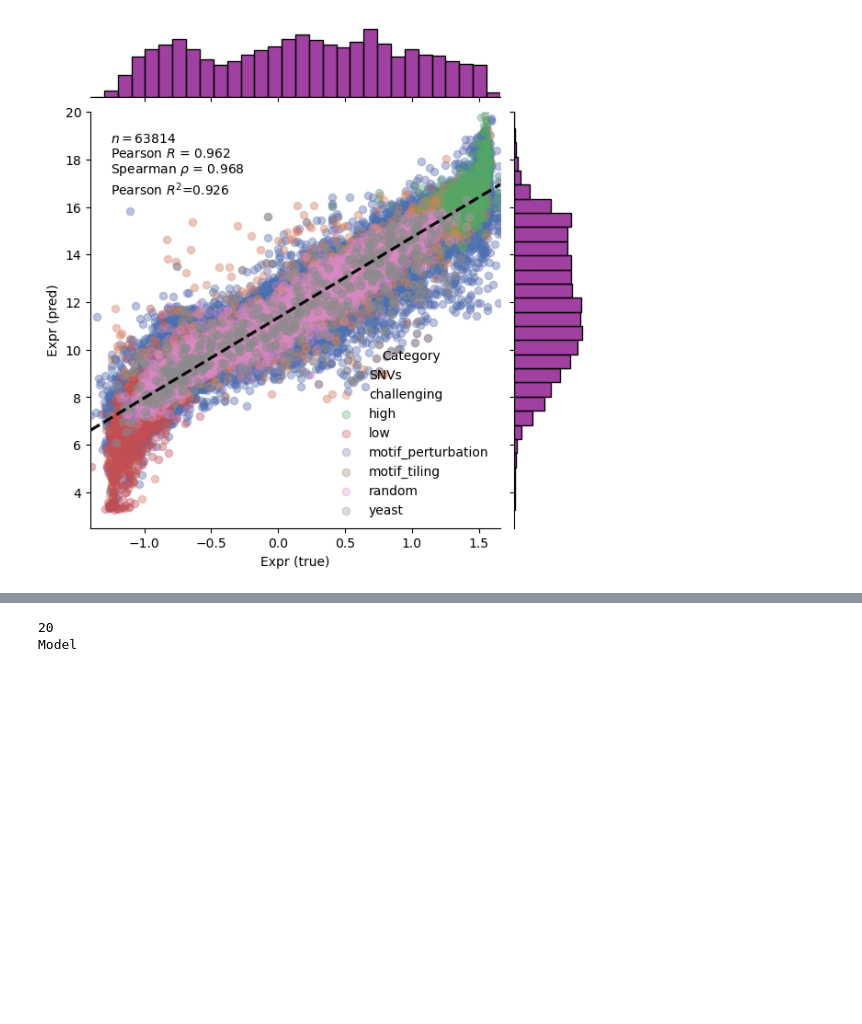
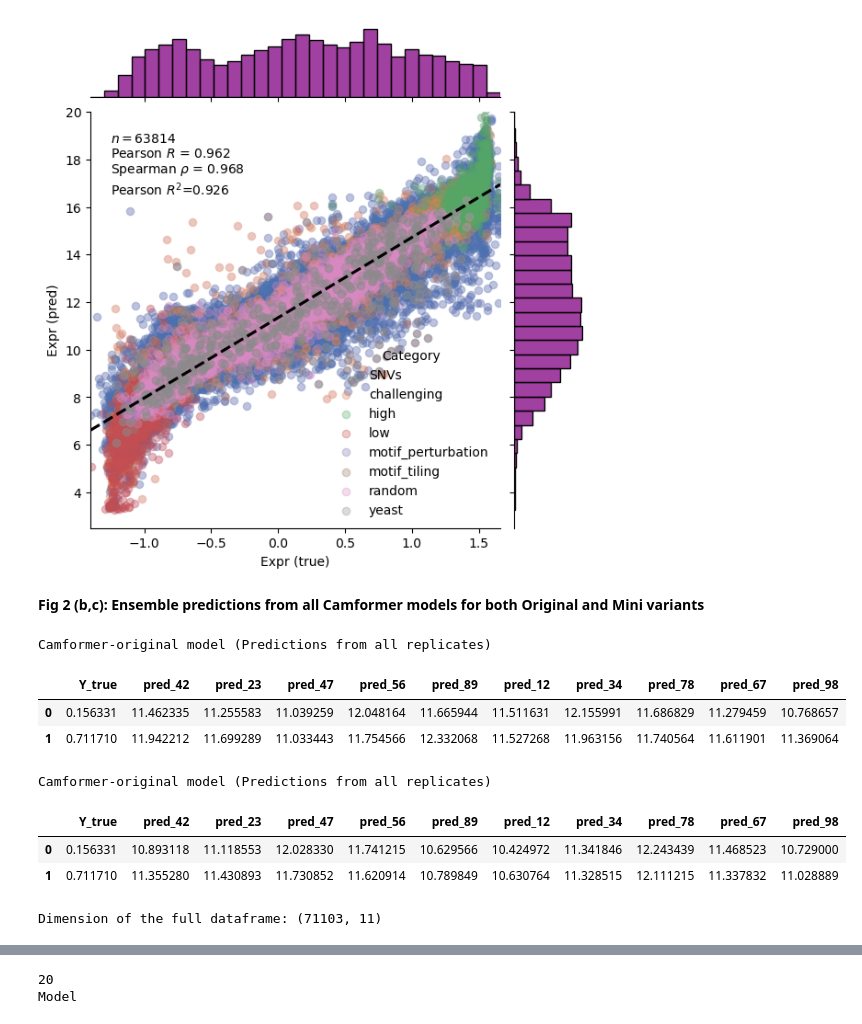
Before and after one commit to gautammalik-git/Camformer, a Jupyter notebook: gen_figs.ipynb, the cells around one changed output, grey strips where cells are left out. Saved outputs shown, nothing was run; the diff lists cells and outputs as text; code cells hidden in the pictures; blank space fills up the shorter version.

```diff
--- a/gen_figs.ipynb
+++ b/gen_figs.ipynb
@@ -126,3 +134,43 @@ Dropped due to outside length spec      : 0
 
 Data saved to ./manuscript/coloured_scatter_privatete_SI.csv
 [figure]
+# %% [markdown]
+**Fig 2 (b,c): Ensemble predictions from all Camformer models for both Original and Mini variants**
+# %%
+true_file = "OfficialEval/filtered_test_data_with_MAUDE_expression.txt"
+df_true = pd.read_csv(true_file, delimiter="\t", header=None)
+df_true.columns = ["seq", "expr"]
+Y_true = df_true["expr"].values
+
+print("Camformer-original model (Predictions from all replicates)")
+df_all_preds = pd.DataFrame({"Y_true": Y_true})
+pred_dir = "testing_results_tr0.9/challenge_testset_final_models/9_onehot_L1_AdamW_ReduceLROnPlateau"
+SEEDS = [42, 23, 47, 56, 89, 12, 34, 78, 67, 98]
+for seed in SEEDS:
+    file_path = f"{pred_dir}/{seed}/seq_predexpr.csv"
+    df_pred = pd.read_csv(file_path, delimiter="\t", header=None)
+    df_all_preds[f"pred_{seed}"] = df_pred.iloc[:, 1].values
+df_all_preds.to_csv(f"{FIG_PATH}/Fig3_Camformer_orig_allrepl_preds.csv", index=False)
+display(df_all_preds.head(2))
+
+print("Camformer-original model (Predictions from all replicates)")
+df_all_preds = pd.DataFrame({"Y_true": Y_true})
+pred_dir = "testing_results_tr0.9/challenge_testset_final_models/219_onehotWithP_MSE_AdamW_ReduceLROnPlateau"
+SEEDS = [42, 23, 47, 56, 89, 12, 34, 78, 67, 98]
+for seed in SEEDS:
+    file_path = f"{pred_dir}/{seed}/seq_predexpr.csv"
+    df_pred = pd.read_csv(file_path, delimiter="\t", header=None)
+    df_all_preds[f"pred_{seed}"] = df_pred.iloc[:, 1].values
+df_all_preds.to_csv(f"{FIG_PATH}/Fig3_Camformer_mini_allrepl_preds.csv", index=False)
+display(df_all_preds.head(2))
+print(f"Dimension of the full dataframe: {df_all_preds.shape}")
+# %% [output]
+Camformer-original model (Predictions from all replicates)
+|  | Y_true | pred_42 | pred_23 | pred_47 | pred_56 | pred_89 | pred_12 | pred_34 | pred_78 | pred_67 | pred_98 |
+| 0 | 0.156331 | 11.462335 | 11.255583 | 11.039259 | 12.048164 | 11.665944 | 11.511631 | 12.155991 | 11.686829 | 11.279459 | 10.768657 |
+| 1 | 0.711710 | 11.942212 | 11.699289 | 11.033443 | 11.754566 | 12.332068 | 11.527268 | 11.963156 | 11.740564 | 11.611901 | 11.369064 |
+Camformer-original model (Predictions from all replicates)
+|  | Y_true | pred_42 | pred_23 | pred_47 | pred_56 | pred_89 | pred_12 | pred_34 | pred_78 | pred_67 | pred_98 |
+| 0 | 0.156331 | 10.893118 | 11.118553 | 12.028330 | 11.741215 | 10.629566 | 10.424972 | 11.341846 | 12.243439 | 11.468523 | 10.729000 |
+| 1 | 0.711710 | 11.355280 | 11.430893 | 11.730852 | 11.620914 | 10.789849 | 10.630764 | 11.328515 | 12.111215 | 11.337832 | 11.028889 |
+Dimension of the full dataframe: (71103, 11)
```
Also changed, not shown: parts of 19 cells of this notebook, 20 other files.
